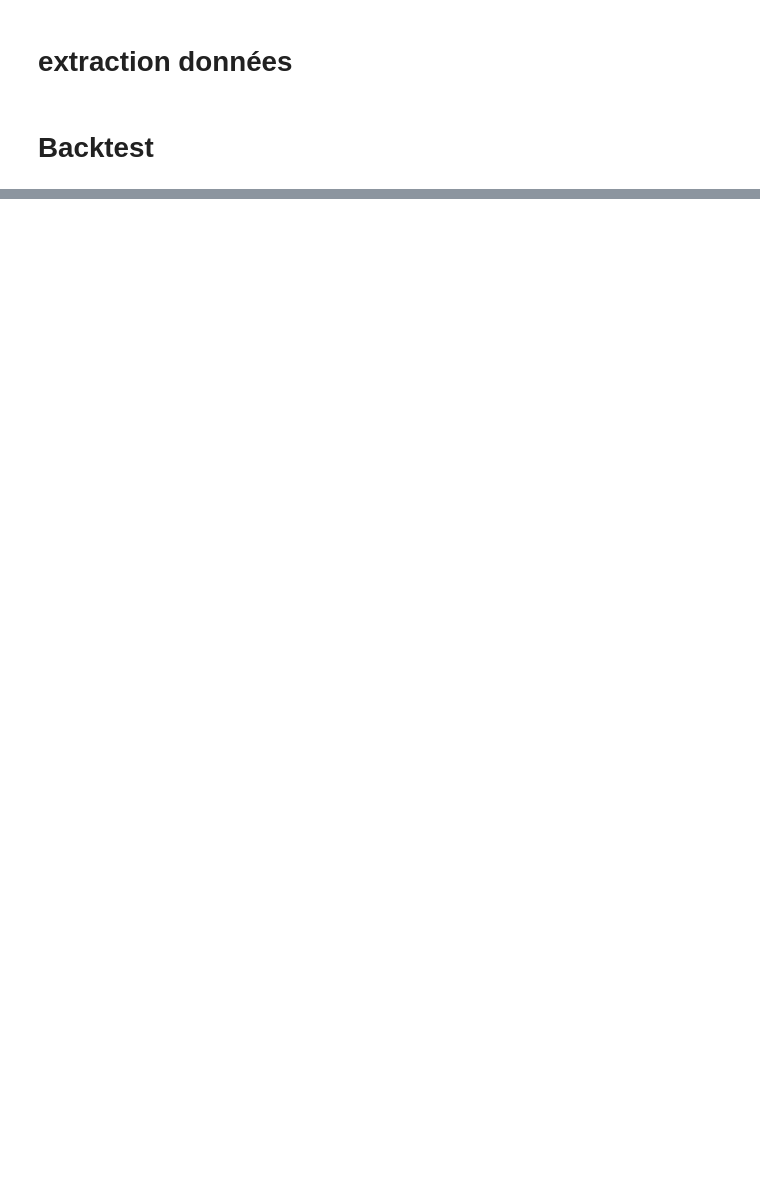
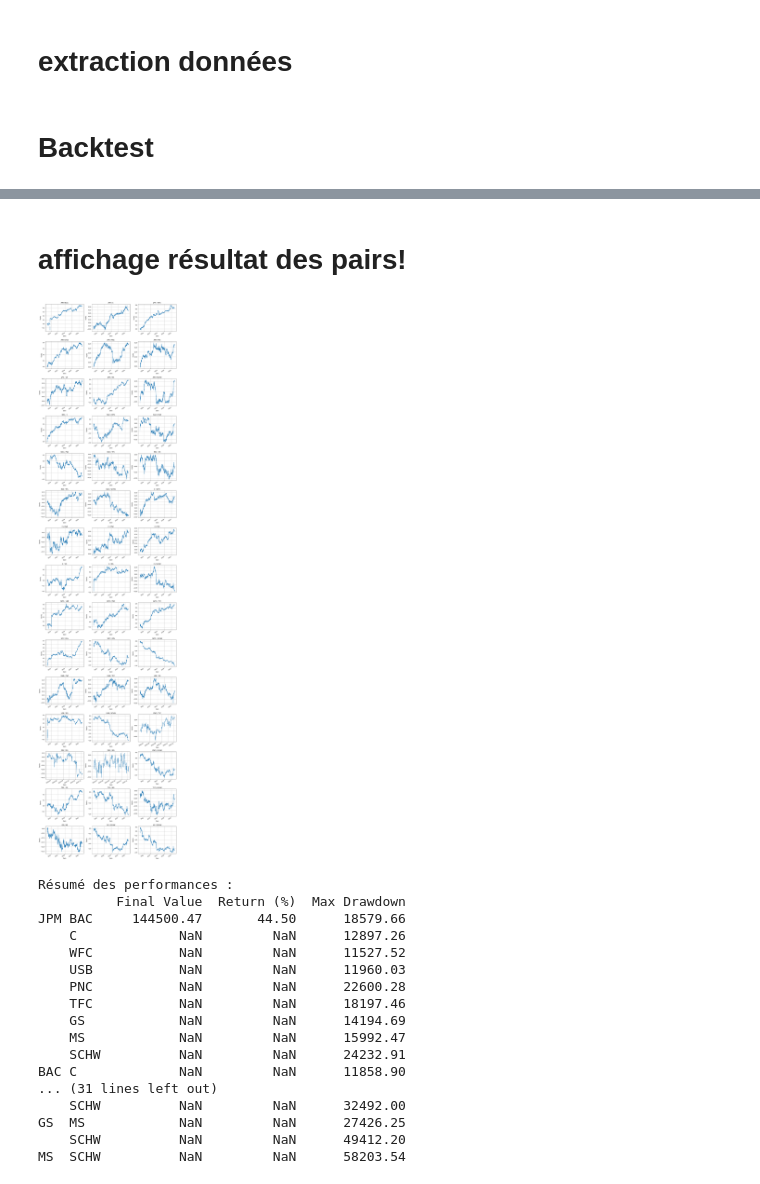
Before and after one commit to aubejay22/stat_arb, a Jupyter notebook: main.ipynb, the cells around one changed output, grey strips where cells are left out. Cells and saved outputs as stored; diff of their text form; code cells hidden in the pictures; blank space fills up the shorter version.

Commit message:
Gestion portefeuille multi pairs

```diff
--- a/main.ipynb
+++ b/main.ipynb
@@ -126,0 +186,62 @@ Durée moyenne des positions (h) : 0.76
+# %% [markdown]
+# affichage résultat des pairs!
+# %%
+import pandas as pd
+import matplotlib.pyplot as plt
+import math
+
+
+def print_trades(path):
+    # Charger le DataFrame contenant les equity curves
+    df = pd.read_pickle(path)  # adapte le nom si besoin
+
+    # Paramètres d’affichage
+    n_pairs = df.shape[1]
+    n_cols = 3
+    n_rows = math.ceil(n_pairs / n_cols)
+
+    # Taille globale de la figure
+    plt.figure(figsize=(5 * n_cols, 4 * n_rows))
+
+    # Tracer chaque equity curve
+    for i, pair in enumerate(df.columns):
+        plt.subplot(n_rows, n_cols, i + 1)
+        rendement_cumule = df[pair] / df[pair].iloc[0] - 1
+        rendement_cumule.plot()
+        plt.title(f"{pair[0]} / {pair[1]}")
+        plt.xlabel("Date")
+        plt.ylabel("Equity")
+        plt.grid(True)
+
+    plt.tight_layout()
+    plt.show()
+
+    # Résumé statistique
+    summary = pd.DataFrame(index=df.columns)
+    summary["Final Value"] = df.apply(lambda s: s.iloc[-1])
+    summary["Return (%)"] = df.apply(lambda s: 100 * (s.iloc[-1] - s.iloc[0]) / s.iloc[0])
+    summary["Max Drawdown"] = df.apply(lambda s: (s.cummax() - s).max())
+
+    print("\nRésumé des performances :")
+    print(summary.round(2))
+# %%
+print_trades('resultat.pkl')
+# %% [output]
+[figure, added]
+Résumé des performances :
+          Final Value  Return (%)  Max Drawdown
+JPM BAC     144500.47       44.50      18579.66
+    C             NaN         NaN      12897.26
+    WFC           NaN         NaN      11527.52
+    USB           NaN         NaN      11960.03
+    PNC           NaN         NaN      22600.28
+    TFC           NaN         NaN      18197.46
+    GS            NaN         NaN      14194.69
+    MS            NaN         NaN      15992.47
+    SCHW          NaN         NaN      24232.91
+BAC C             NaN         NaN      11858.90
+... (31 lines left out)
+    SCHW          NaN         NaN      32492.00
+GS  MS            NaN         NaN      27426.25
+    SCHW          NaN         NaN      49412.20
+MS  SCHW          NaN         NaN      58203.54
```
Also changed, not shown: parts of 6 cells of this notebook, 7 other files.
